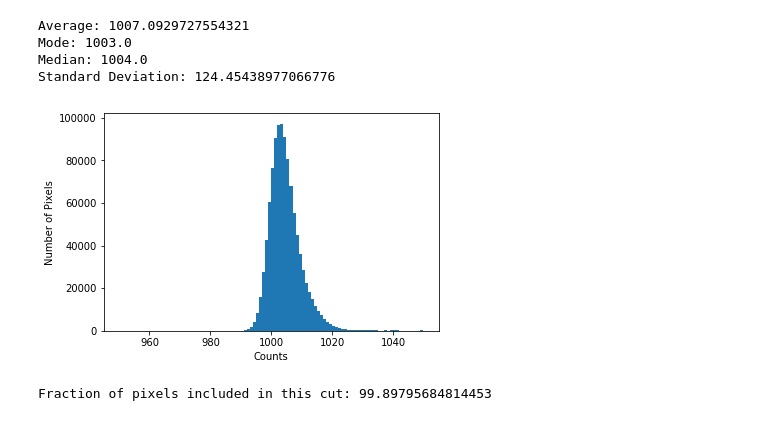
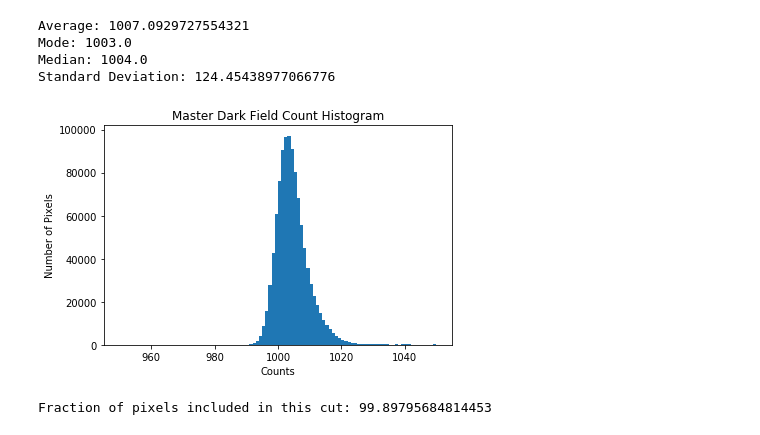
Before and after one commit to astro-kjc/AST443, a Jupyter notebook: Lab0/Lab0.ipynb, the cells around one changed output. Cells and saved outputs as stored; diff of their text form; code cells hidden in the pictures.

```diff
--- a/Lab0/Lab0.ipynb
+++ b/Lab0/Lab0.ipynb
@@ -89,7 +89,7 @@ Compared to colder temperature from earlier: 0.040%
 # %% [markdown]
 # 4.2 Dark Frames
 # %%
-darks = sorted(glob.glob("labdata/ccd/*DARK*"))
+darks = sorted(glob.glob("data/ccd/*DARK*"))
 darks = list(map(fits.open, darks[:]))
 # %%
 dark = []
@@ -109,10 +109,13 @@ Standard Deviation: 124.45438977066776
 # %%
 plt.hist(Dark_Master, bins = 100, range=bounds);
 plt.xlabel("Counts")
 plt.ylabel("Number of Pixels")
-plt.savefig("plots/masterdarkhist.png")
+plt.title("Master Dark Field Count Histogram")
+plt.tight_layout()
+
+plt.savefig("plots/masterdarkhist.png", dpi=1200)
 # %% [output]
-[figure, old version]
+[figure, new version]
 # %%
 Dark_trim = np.abs(Dark_Master - Davg)/Dtd
 Trimmed_Dark_Master = []
```
Also changed, not shown: parts of 1 cell of this notebook.
